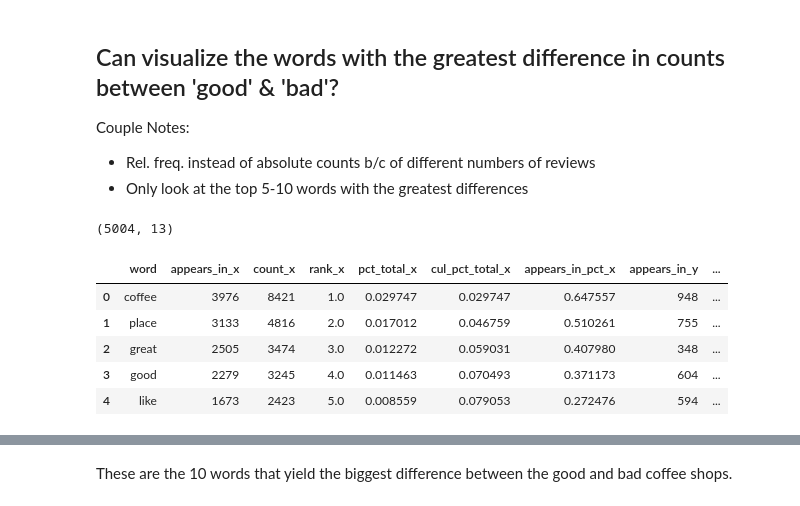
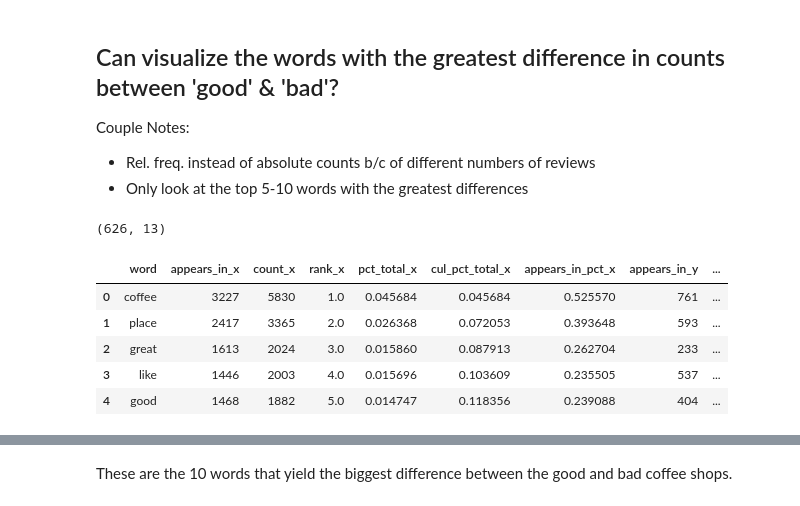
Before and after one commit to deanhadzi/DS-Unit-4-Sprint-1-NLP, a Jupyter notebook: module1-text-data/LS_DS_411_Text_Data_Assignment.ipynb, the cells around one changed output, grey strips where cells are left out. Saved outputs shown, nothing was run; the diff lists cells and outputs as text; code cells hidden in the pictures.

```diff
--- a/module1-text-data/LS_DS_411_Text_Data_Assignment.ipynb
+++ b/module1-text-data/LS_DS_411_Text_Data_Assignment.ipynb
@@ -267,7 +260,7 @@ tokens = []
 empty = ' '
 
 # Return lower case tokens and ignore stop words/punctuation
-for doc in tokenizer.pipe(shops['full_review_text_cleaned'], batch_size=500):
+for doc in tokenizer.pipe(shops['full_review_text_cleaned']):
 
     doc_tokens = []
 
@@ -414,0 +430,12 @@ After removing the lemmatization, good reviews have 14008 unique words, bad revi
+# %%
+# Tree-Map w/ Words that appear in a least 1% of documents.
+
+wc = wc_v3[wc_v3['appears_in_pct'] >= 0.01]
+# %%
+# Getting the list of the words which we will drop for the last round of analysis.
+
+words_to_keep = []
+
+for index in range(len(wc['word'])):
+    word = wc['word'].iloc[index]
+    words_to_keep.append(word)
@@ -414,0 +493,28 @@ After removing the lemmatization, good reviews have 14008 unique words, bad revi
+# %%
+# Use the Function for all reviews, good reviews only, and bad reviews only
+
+wc_v4 = count(shops['spaCy_tokens_v4'])
+wc_good_v4 = count(shops[shops['good'] == 1]['spaCy_tokens_v4'])
+wc_bad_v4 = count(shops[shops['bad'] == 1]['spaCy_tokens_v4'])
+print(wc_v4.shape, wc_good_v4.shape, wc_bad_v4.shape)
+
+# Get top 20 word occurences for each set of data
+
+wc_top20_v4 = wc_v4[wc_v4['rank'] <= 20]
+wc_good_top20_v4 = wc_good_v4[wc_good_v4['rank'] <= 20]
+wc_bad_top20_v4 = wc_bad_v4[wc_bad_v4['rank'] <= 20]
+
+fig, axes = plt.subplots(1, 3, figsize=(20, 8))
+
+axes[0].set_title('All Reviews')
+squarify.plot(sizes=wc_top20_v4['pct_total'], label=wc_top20_v4['word'], alpha=.8, ax=axes[0])
+axes[0].axis('off')
+
+axes[1].set_title('Good Reviews')
+squarify.plot(sizes=wc_good_top20_v4['pct_total'], label=wc_good_top20_v4['word'], alpha=.8, ax=axes[1])
+axes[1].axis('off')
+
+axes[2].set_title('Bad Reviews')
+squarify.plot(sizes=wc_bad_top20_v4['pct_total'], label=wc_bad_top20_v4['word'], alpha=.8, ax=axes[2])
+axes[2].axis('off')
+plt.show()
@@ -421,17 +530,17 @@ Couple Notes:
 # %%
 # Combine the dataframes to see what's the difference between good and bad places.
 
-diff = wc_good_v3.merge(wc_bad_v3, left_on='word', right_on='word')
+diff = wc_good_v4.merge(wc_bad_v4, left_on='word', right_on='word')
 print(diff.shape)
 diff.head()
 # %% [output]
-(5004, 13)
+(626, 13)
 |  | word | appears_in_x | count_x | rank_x | pct_total_x | cul_pct_total_x | appears_in_pct_x | appears_in_y | ... |
-| 0 | coffee | 3976 | 8421 | 1.0 | 0.029747 | 0.029747 | 0.647557 | 948 | ... |
-| 1 | place | 3133 | 4816 | 2.0 | 0.017012 | 0.046759 | 0.510261 | 755 | ... |
-| 2 | great | 2505 | 3474 | 3.0 | 0.012272 | 0.059031 | 0.407980 | 348 | ... |
-| 3 | good | 2279 | 3245 | 4.0 | 0.011463 | 0.070493 | 0.371173 | 604 | ... |
-| 4 | like | 1673 | 2423 | 5.0 | 0.008559 | 0.079053 | 0.272476 | 594 | ... |
+| 0 | coffee | 3227 | 5830 | 1.0 | 0.045684 | 0.045684 | 0.525570 | 761 | ... |
+| 1 | place | 2417 | 3365 | 2.0 | 0.026368 | 0.072053 | 0.393648 | 593 | ... |
+| 2 | great | 1613 | 2024 | 3.0 | 0.015860 | 0.087913 | 0.262704 | 233 | ... |
+| 3 | like | 1446 | 2003 | 4.0 | 0.015696 | 0.103609 | 0.235505 | 537 | ... |
+| 4 | good | 1468 | 1882 | 5.0 | 0.014747 | 0.118356 | 0.239088 | 404 | ... |
 # %%
 diff['rel_diff'] = diff['pct_total_x'] - diff['pct_total_y']
 diff.sort_values(by=['rel_diff'], ascending=False).head(10)
```
Also changed, not shown: parts of 27 cells of this notebook, 2 other files.
